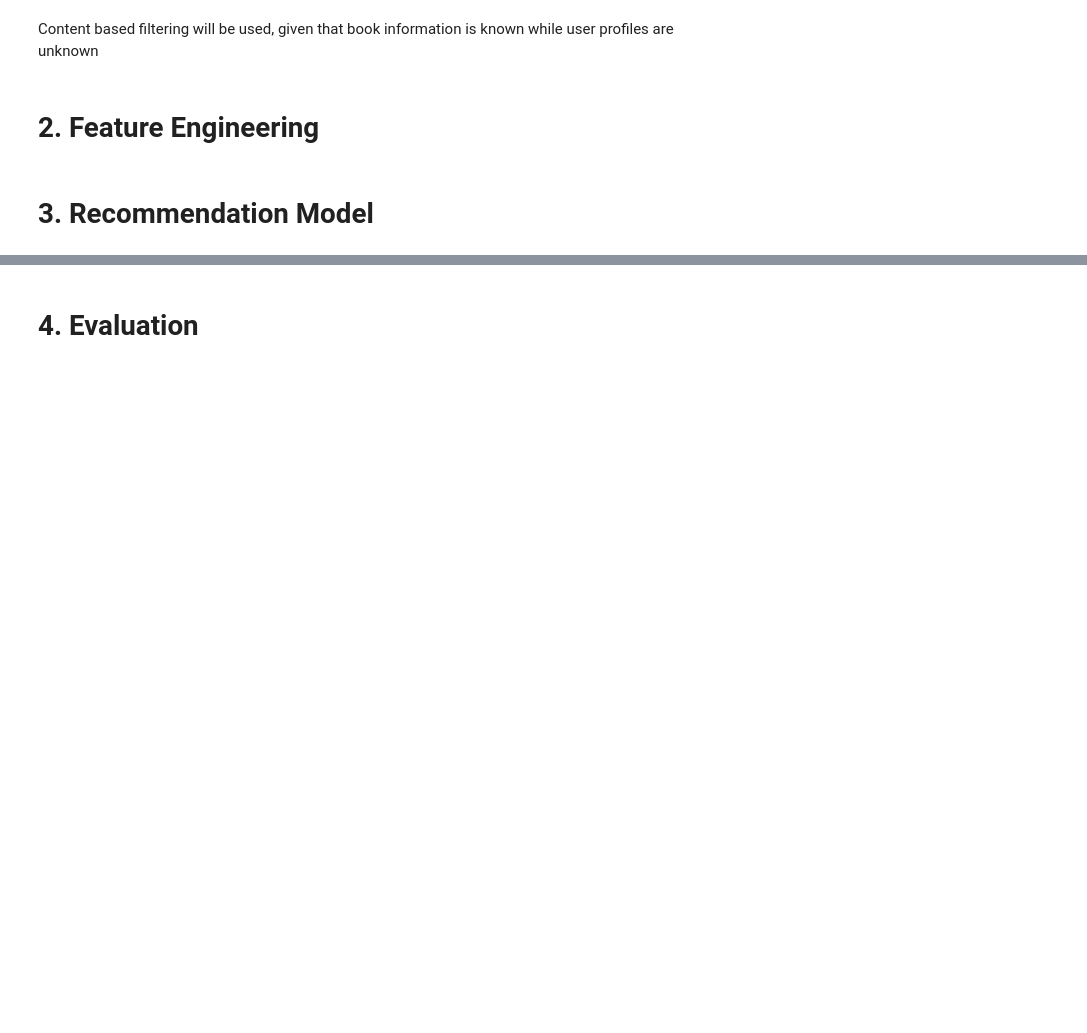
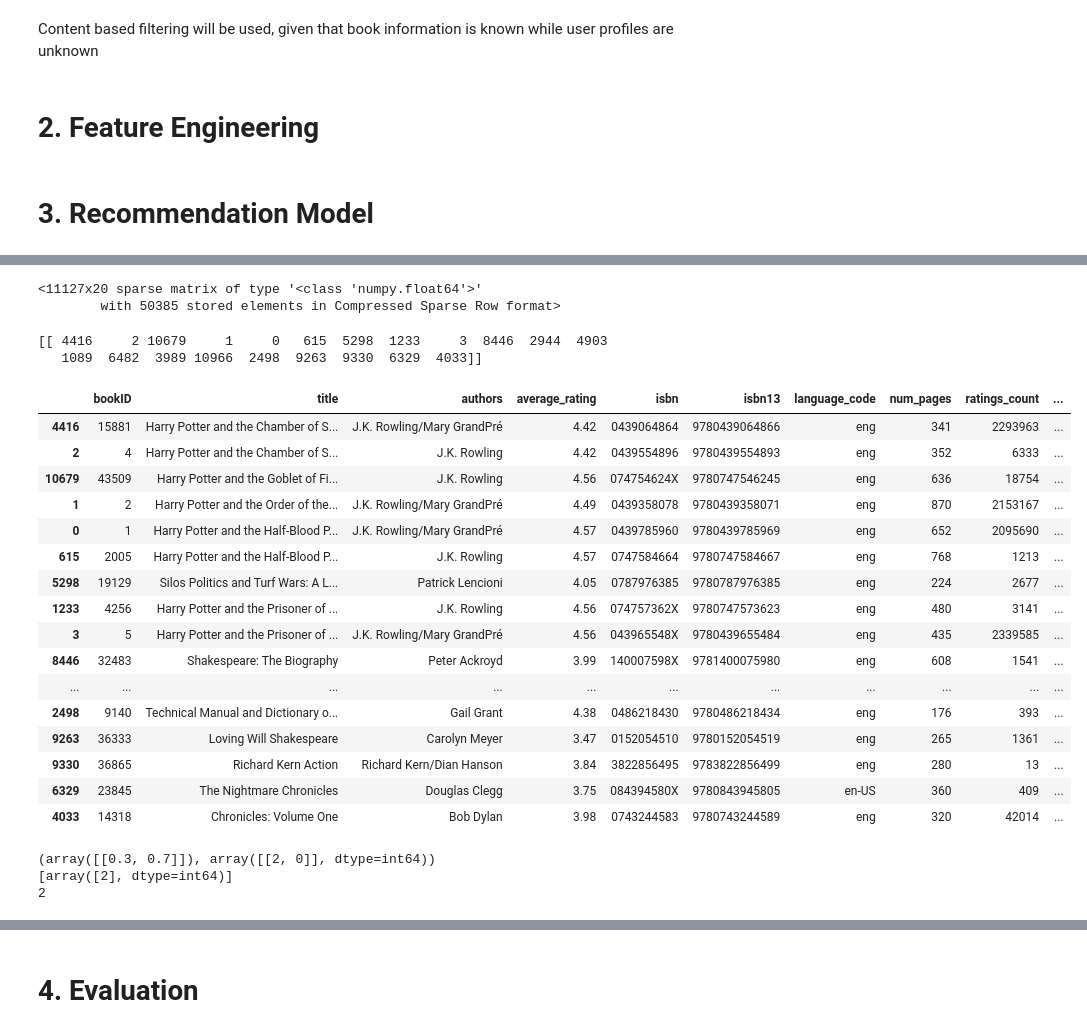
Before and after one commit to YilanXiao/BookRecommender, a Jupyter notebook: draft_bookrecommender.ipynb, the cells around one changed output, grey strips where cells are left out. Cells and saved outputs as stored; diff of their text form; code cells hidden in the pictures; blank space fills up the shorter version.

```diff
--- a/bookrecommender.ipynb
+++ b/draft_bookrecommender.ipynb
@@ -126,0 +207,7 @@ Content based filtering will be used, given that book information is known while
+# %%
+from sklearn.feature_extraction.text import HashingVectorizer
+feature = df["title"]
+test_sample = df["title"][2]
+vectorizer = HashingVectorizer(n_features=20)
+feature_vec = vectorizer.transform(feature)
+test_vec = vectorizer.transform([test_sample])
@@ -126,0 +229,51 @@ Content based filtering will be used, given that book information is known while
+# %%
+feature_vec
+# %% [output]
+<11127x20 sparse matrix of type '<class 'numpy.float64'>'
+        with 50385 stored elements in Compressed Sparse Row format>
+# %%
+from sklearn.neighbors import NearestNeighbors
+model_knn = NearestNeighbors(metric='cosine', algorithm='brute', n_neighbors=21)
+model_knn.fit(feature_vec)
+distances, indices = model_knn.kneighbors(test_vec, 21, return_distance=True)
+print(indices)
+# %% [output]
+[[ 4416     2 10679     1     0   615  5298  1233     3  8446  2944  4903
+   1089  6482  3989 10966  2498  9263  9330  6329  4033]]
+# %%
+df.iloc[indices[0]]
+# %% [output]
+|  | bookID | title | authors | average_rating | isbn | isbn13 | language_code | num_pages | ratings_count | ... |
+| 4416 | 15881 | Harry Potter and the Chamber of S... | J.K. Rowling/Mary GrandPré | 4.42 | 0439064864 | 9780439064866 | eng | 341 | 2293963 | ... |
+| 2 | 4 | Harry Potter and the Chamber of S... | J.K. Rowling | 4.42 | 0439554896 | 9780439554893 | eng | 352 | 6333 | ... |
+| 10679 | 43509 | Harry Potter and the Goblet of Fi... | J.K. Rowling | 4.56 | 074754624X | 9780747546245 | eng | 636 | 18754 | ... |
+| 1 | 2 | Harry Potter and the Order of the... | J.K. Rowling/Mary GrandPré | 4.49 | 0439358078 | 9780439358071 | eng | 870 | 2153167 | ... |
+| 0 | 1 | Harry Potter and the Half-Blood P... | J.K. Rowling/Mary GrandPré | 4.57 | 0439785960 | 9780439785969 | eng | 652 | 2095690 | ... |
+| 615 | 2005 | Harry Potter and the Half-Blood P... | J.K. Rowling | 4.57 | 0747584664 | 9780747584667 | eng | 768 | 1213 | ... |
+| 5298 | 19129 | Silos Politics and Turf Wars: A L... | Patrick Lencioni | 4.05 | 0787976385 | 9780787976385 | eng | 224 | 2677 | ... |
+| 1233 | 4256 | Harry Potter and the Prisoner of ... | J.K. Rowling | 4.56 | 074757362X | 9780747573623 | eng | 480 | 3141 | ... |
+| 3 | 5 | Harry Potter and the Prisoner of ... | J.K. Rowling/Mary GrandPré | 4.56 | 043965548X | 9780439655484 | eng | 435 | 2339585 | ... |
+| 8446 | 32483 | Shakespeare: The Biography | Peter Ackroyd | 3.99 | 140007598X | 9781400075980 | eng | 608 | 1541 | ... |
+| ... | ... | ... | ... | ... | ... | ... | ... | ... | ... | ... |
+| 2498 | 9140 | Technical Manual and Dictionary o... | Gail Grant | 4.38 | 0486218430 | 9780486218434 | eng | 176 | 393 | ... |
+| 9263 | 36333 | Loving Will Shakespeare | Carolyn Meyer | 3.47 | 0152054510 | 9780152054519 | eng | 265 | 1361 | ... |
+| 9330 | 36865 | Richard Kern Action | Richard Kern/Dian Hanson | 3.84 | 3822856495 | 9783822856499 | eng | 280 | 13 | ... |
+| 6329 | 23845 | The Nightmare Chronicles | Douglas Clegg | 3.75 | 084394580X | 9780843945805 | en-US | 360 | 409 | ... |
+| 4033 | 14318 | Chronicles: Volume One | Bob Dylan | 3.98 | 0743244583 | 9780743244589 | eng | 320 | 42014 | ... |
+# %%
+import numpy as np
+from sklearn.neighbors import NearestNeighbors
+samples = [[0, 0, 2], [1, 0, 0], [0, 0, 1]]
+neigh = NearestNeighbors(n_neighbors=2, radius=0.4)
+neigh.fit(samples)
+kneib= neigh.kneighbors([[0, 0, 1.3]], 2, return_distance=True)
+print(kneib)
+nbrs = neigh.radius_neighbors(
+   [[0, 0, 1.3]], 0.4, return_distance=False
+)
+print(nbrs)
+print(np.asarray(nbrs[0][0]))
+# %% [output]
+(array([[0.3, 0.7]]), array([[2, 0]], dtype=int64))
+[array([2], dtype=int64)]
+2
```
Also changed, not shown: parts of 15 cells of this notebook, 2 other files.
